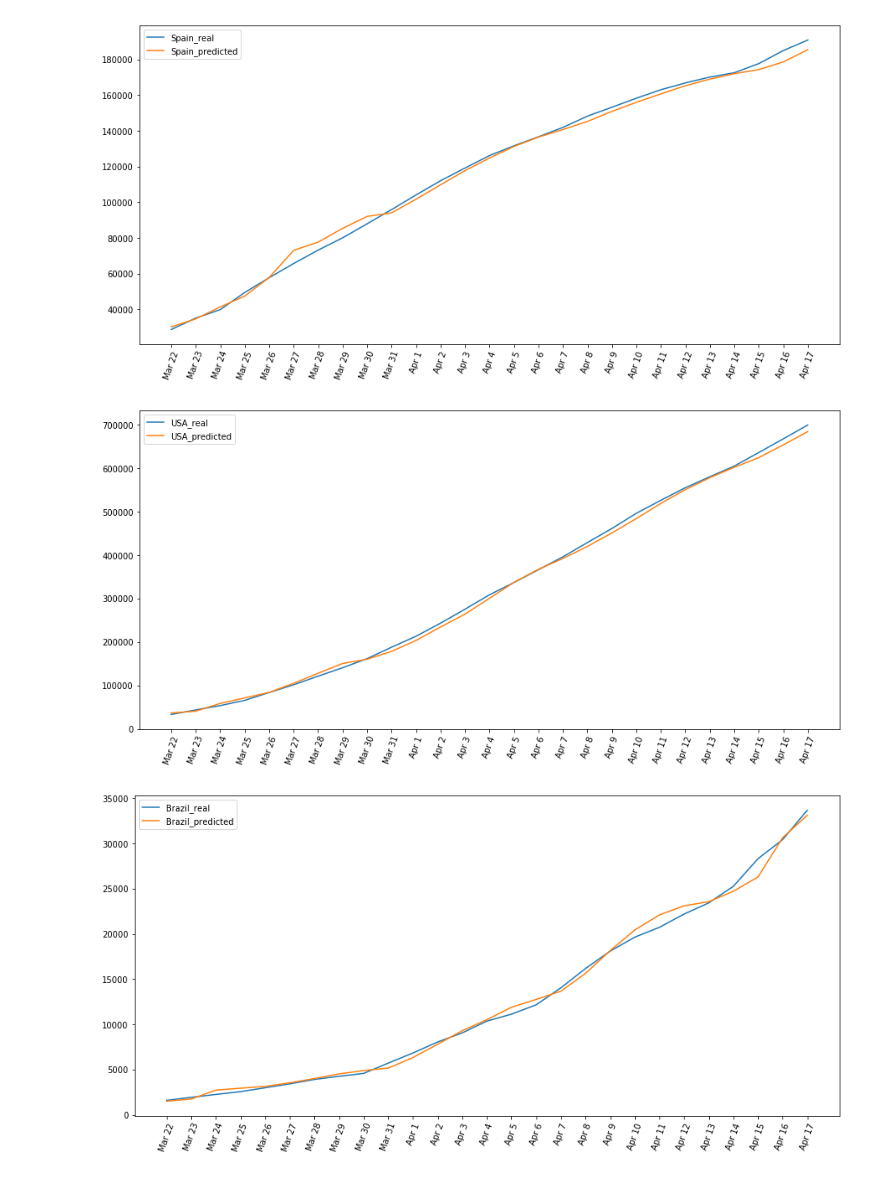
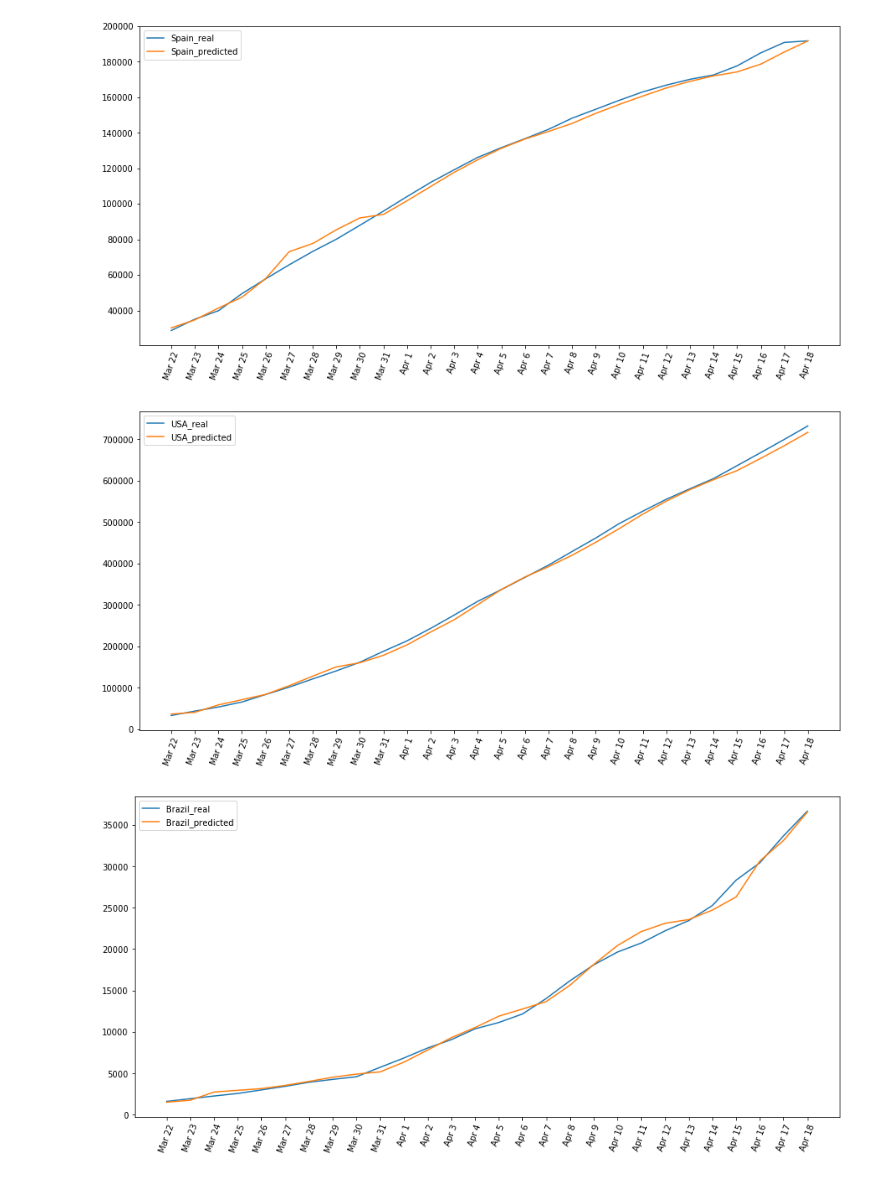
Before and after one commit to lucastsutsui/corona-prediction, a Jupyter notebook: realVsPredictedComparison.ipynb, the cells around one changed output. Drawn from its saved outputs; the diff is of its cells as text; code cells hidden in the pictures.

```diff
--- a/realVsPredictedComparison.ipynb
+++ b/realVsPredictedComparison.ipynb
@@ -40,7 +40,7 @@ xlabel = ["Mar 22", "Mar 23", "Mar 24", "Mar 25", "Mar 26",
           "Apr 1", "Apr 2", "Apr 3", "Apr 4", "Apr 5",
           "Apr 6", "Apr 7", "Apr 8", "Apr 9", "Apr 10",
           "Apr 11", "Apr 12", "Apr 13", "Apr 14", "Apr 15",
-          "Apr 16", "Apr 17"]
+          "Apr 16", "Apr 17", "Apr 18"]
 
 for country in ["Italy", "Spain", "USA", "Brazil"]:
     plt.figure(figsize=(15,7))
@@ -54,3 +54,3 @@ for country in ["Italy", "Spain", "USA", "Brazil"]:
-[figure, old version]
+[figure, new version]
-[figure, old version]
+[figure, new version]
-[figure, old version]
+[figure, new version]
```
Also changed, not shown: parts of 2 cells of this notebook, 2 other files.
